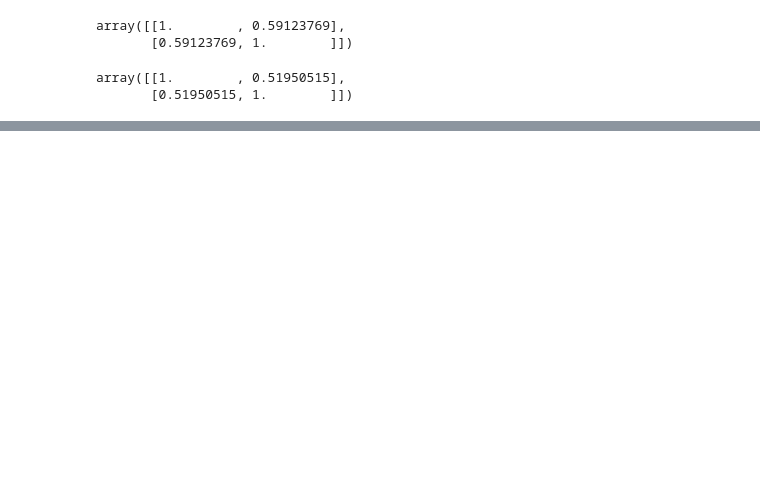
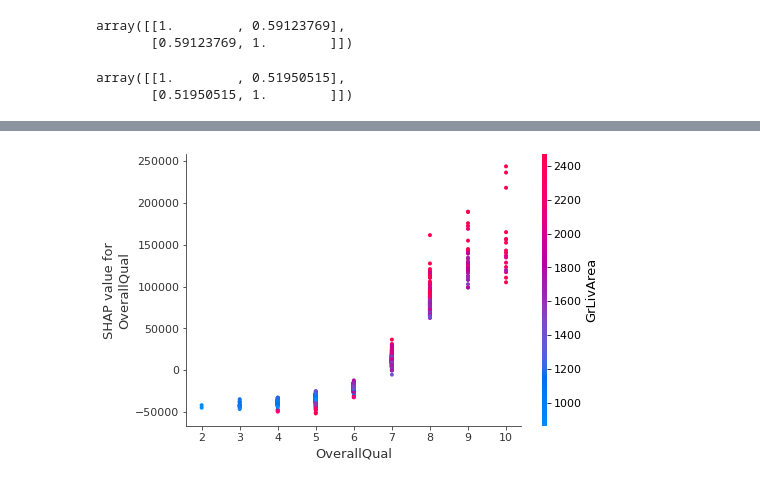
Before and after one commit to sperng/kaggle_house_prices, a Jupyter notebook: house_prices_competition.ipynb, the cells around one changed output, grey strips where cells are left out. Saved outputs shown, nothing was run; the diff lists cells and outputs as text; code cells hidden in the pictures; blank space fills up the shorter version.

Commit message:
rfr optimization and shap plots

```diff
--- a/house_prices_competition.ipynb
+++ b/house_prices_competition.ipynb
@@ -398,0 +440,6 @@ X_train, X_test, y_train, y_test = train_test_split(X, y, test_size=0.25, random
+# %%
+#Testing shap
+rf = RandomForestRegressor(n_estimators= 200, min_samples_split= 2, min_samples_leaf= 1,
+                           max_features= 'auto', max_depth= 40)
+# %%
+rf.fit(X_train,y_train)
@@ -399,2 +450,3 @@ X_train, X_test, y_train, y_test = train_test_split(X, y, test_size=0.25, random
 # %%
-explainer = shap.TreeExplainer()
+explainer = shap.TreeExplainer(rf)
+shap_values = explainer.shap_values(X)
@@ -400,0 +468,4 @@ explainer = shap.TreeExplainer()
+# %%
+shap.dependence_plot('OverallQual', shap_values, X,)
+# %% [output]
+[figure, added]
```
Also changed, not shown: parts of 21 cells of this notebook.
